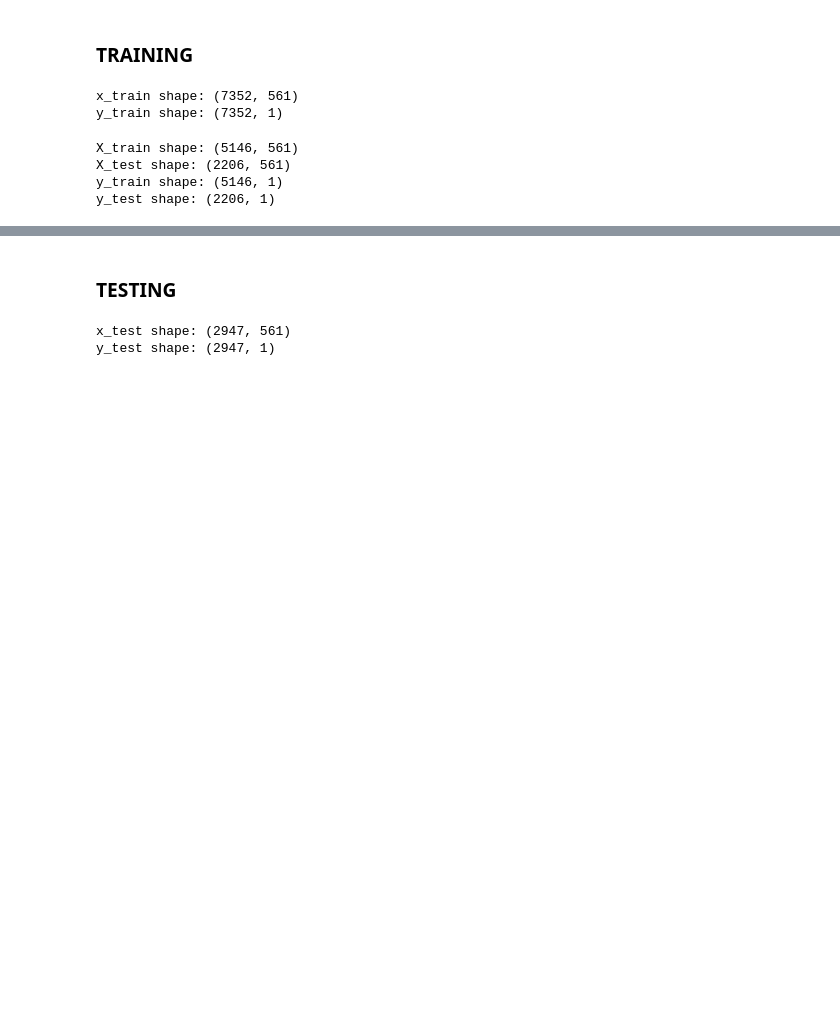
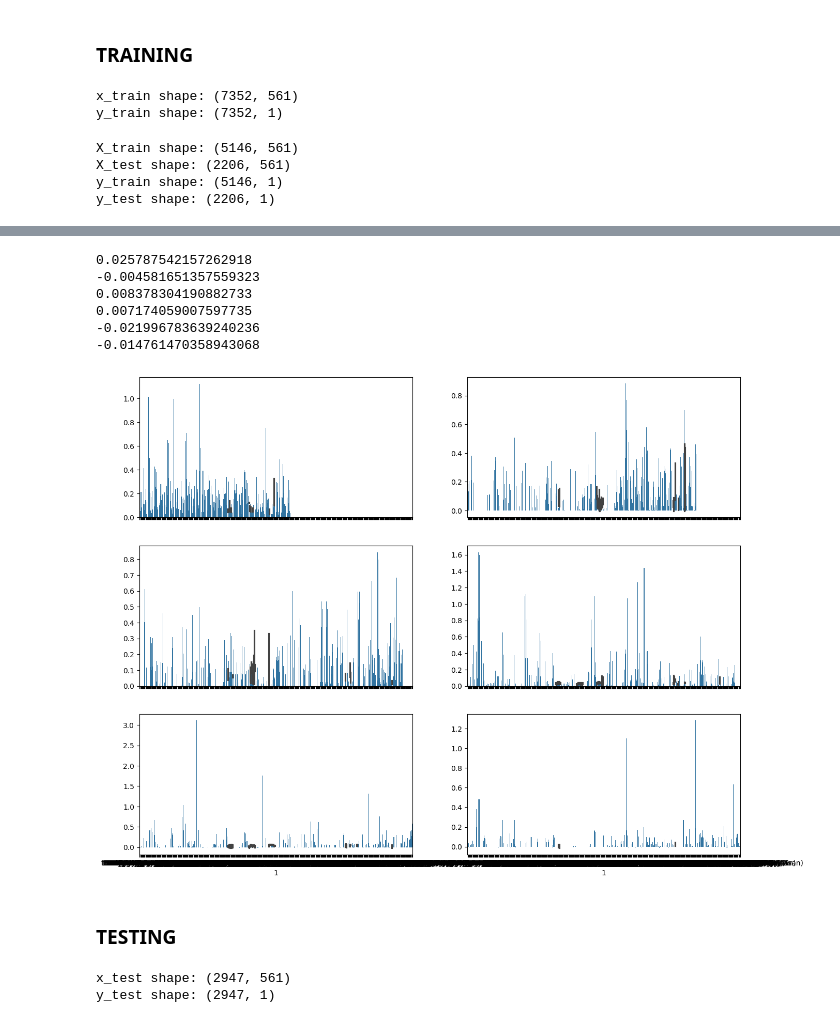
Before and after one commit to benzebra/HAR, a Jupyter notebook: CL/script-cl-sklearn.ipynb, the cells around one changed output, grey strips where cells are left out. Cells and saved outputs as stored; diff of their text form; code cells hidden in the pictures; blank space fills up the shorter version.

```diff
--- a/CL/script-cl-sklearn.ipynb
+++ b/CL/script-cl-sklearn.ipynb
@@ -75,3 +90,24 @@ plt.show()
+# %%
+# Work in progress
+
+updated_weights = []
+fig, axes = plt.subplots(3, 2, figsize=(15, 12), sharex=True)
+
+for i in range(6):
+    print(weights[i].mean())
+    for j in range(561):
+        if weights[i][j] > weights[i].mean():
+            updated_weights.append(j)
+    sns.barplot(x=features[1][updated_weights], y=weights[i][updated_weights], ax=axes[i//2, i%2])
+    updated_weights = []
+# %% [output]
+0.025787542157262918
+-0.004581651357559323
+0.008378304190882733
+0.007174059007597735
+-0.021996783639240236
+-0.014761470358943068
+[figure, added]
 # %% [markdown]
 ### TESTING
 # %%
```
Also changed, not shown: parts of 5 cells of this notebook.
